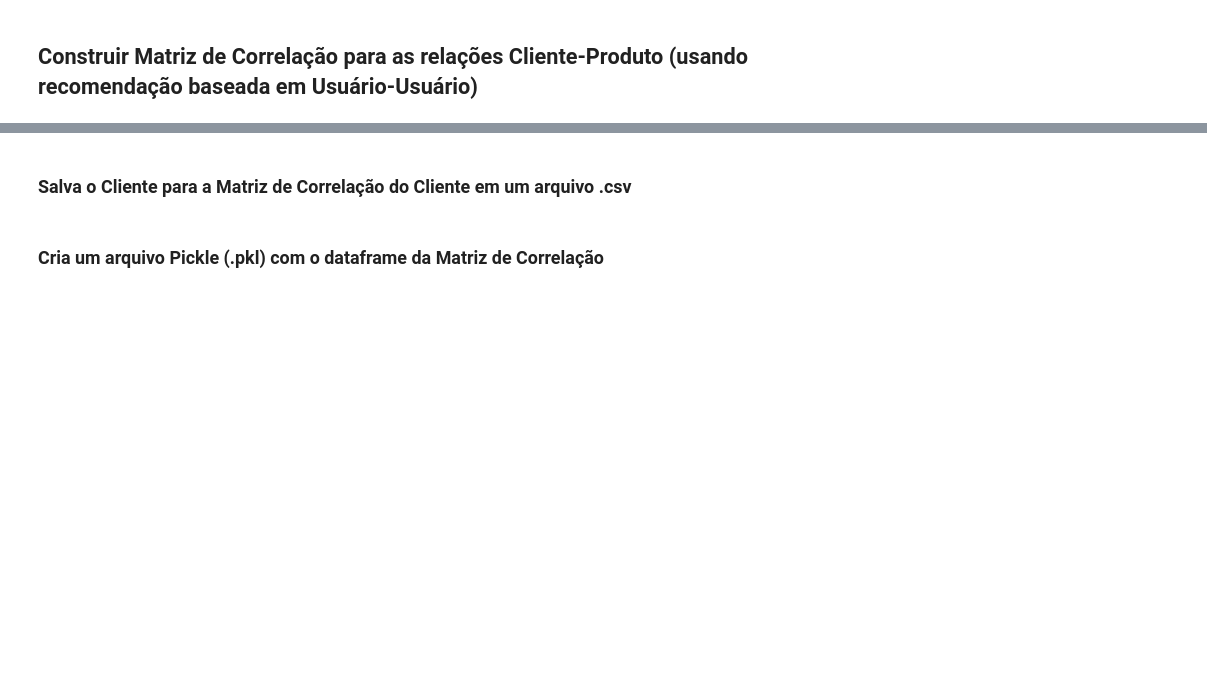
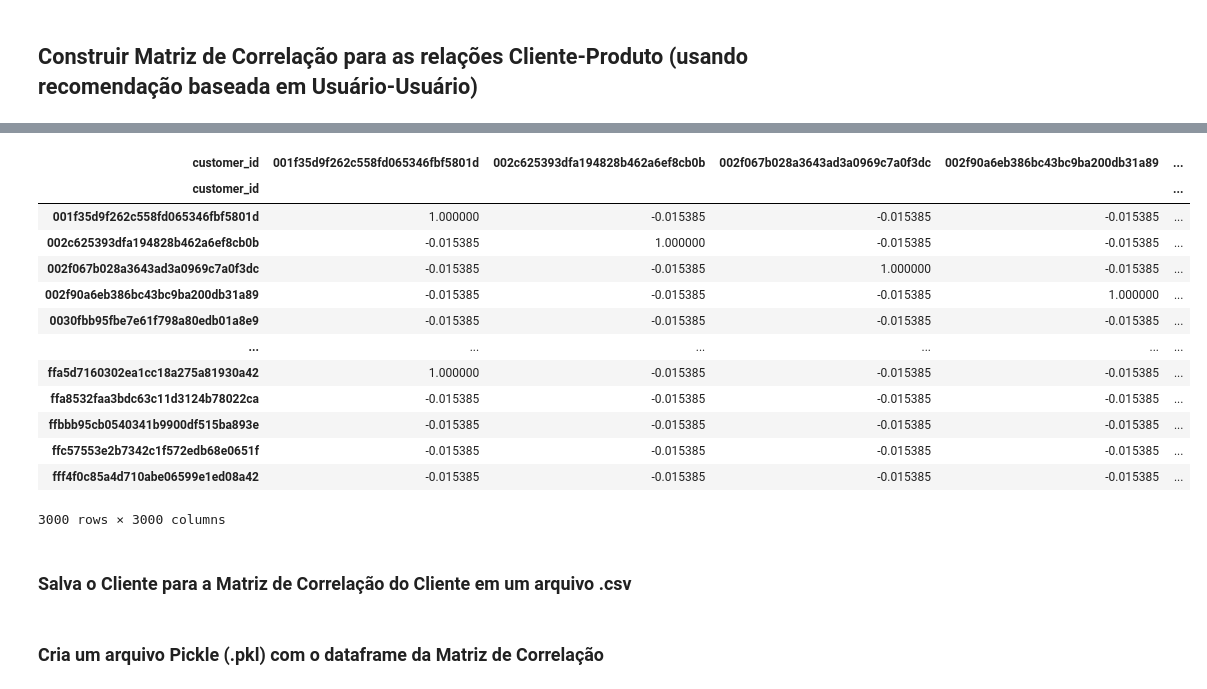
Before and after one commit to arcursino/credit-bureau, a Jupyter notebook: olist/recomendacao_produto_para_cliente.ipynb, the cells around one changed output, grey strips where cells are left out. Saved outputs shown, nothing was run; the diff lists cells and outputs as text; code cells hidden in the pictures; blank space fills up the shorter version.

```diff
--- a/olist/recomendacao_produto_para_cliente.ipynb
+++ b/olist/recomendacao_produto_para_cliente.ipynb
@@ -79,3 +50,23 @@ cliente_correlacao_df
+# %%
+# Encontre a correlação entre cada dois clientes e construa uma matriz de correlação usando o método corr ()
+# Método de Spearman usado para identificar a correlação. Pearson não estava fornecendo melhores resultados e Kendall está demorando muito para ser executado.
+cliente_correlacao_df_s = prod_cliente_pivot_df.corr(method='spearman',min_periods=5)
+cliente_correlacao_df_s
+# %% [output]
+| customer_id | 001f35d9f262c558fd065346fbf5801d | 002c625393dfa194828b462a6ef8cb0b | 002f067b028a3643ad3a0969c7a0f3dc | 002f90a6eb386bc43bc9ba200db31a89 | ... |
+| customer_id |  |  |  |  | ... |
+| 001f35d9f262c558fd065346fbf5801d | 1.000000 | -0.015385 | -0.015385 | -0.015385 | ... |
+| 002c625393dfa194828b462a6ef8cb0b | -0.015385 | 1.000000 | -0.015385 | -0.015385 | ... |
+| 002f067b028a3643ad3a0969c7a0f3dc | -0.015385 | -0.015385 | 1.000000 | -0.015385 | ... |
+| 002f90a6eb386bc43bc9ba200db31a89 | -0.015385 | -0.015385 | -0.015385 | 1.000000 | ... |
+| 0030fbb95fbe7e61f798a80edb01a8e9 | -0.015385 | -0.015385 | -0.015385 | -0.015385 | ... |
+| ... | ... | ... | ... | ... | ... |
+| ffa5d7160302ea1cc18a275a81930a42 | 1.000000 | -0.015385 | -0.015385 | -0.015385 | ... |
+| ffa8532faa3bdc63c11d3124b78022ca | -0.015385 | -0.015385 | -0.015385 | -0.015385 | ... |
+| ffbbb95cb0540341b9900df515ba893e | -0.015385 | -0.015385 | -0.015385 | -0.015385 | ... |
+| ffc57553e2b7342c1f572edb68e0651f | -0.015385 | -0.015385 | -0.015385 | -0.015385 | ... |
+| fff4f0c85a4d710abe06599e1ed08a42 | -0.015385 | -0.015385 | -0.015385 | -0.015385 | ... |
+3000 rows × 3000 columns
 # %% [markdown]
 ### Salva o Cliente para a Matriz de Correlação do Cliente em um arquivo .csv
 # %%
```
Also changed, not shown: parts of 13 cells of this notebook, 7 other files.
